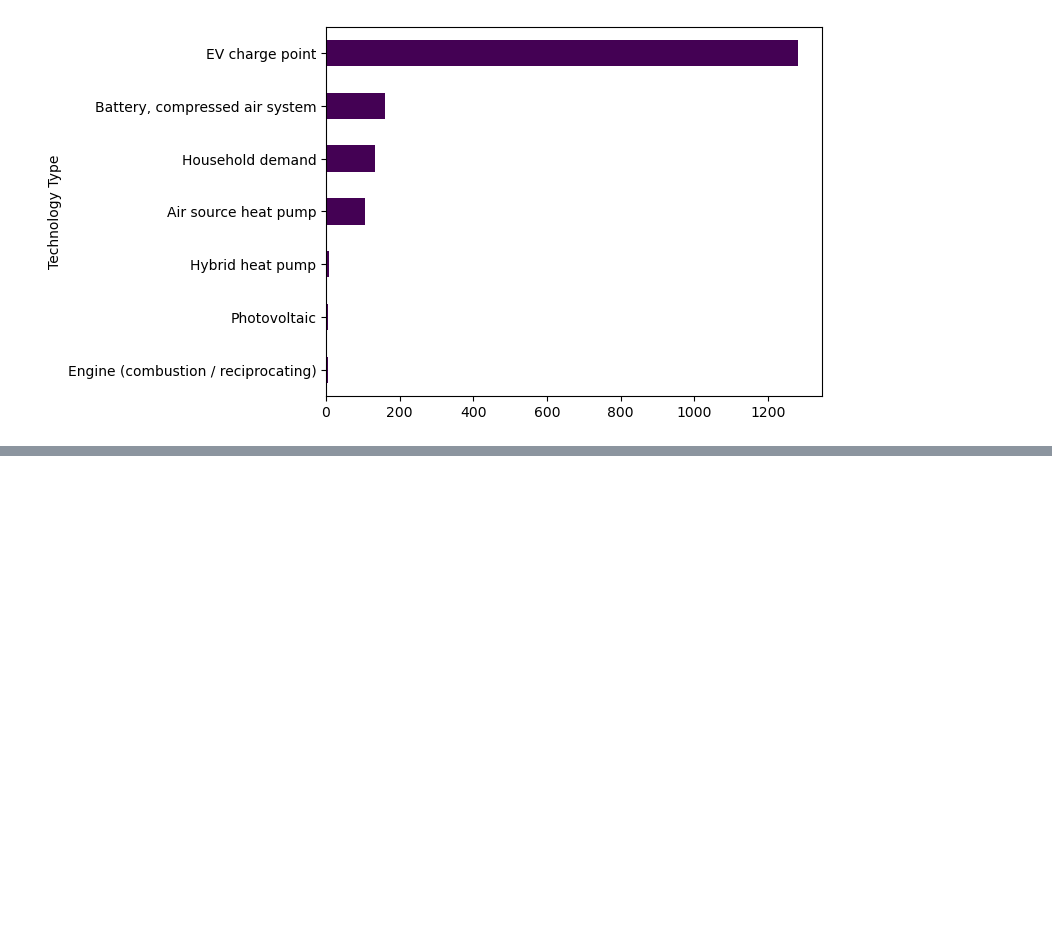
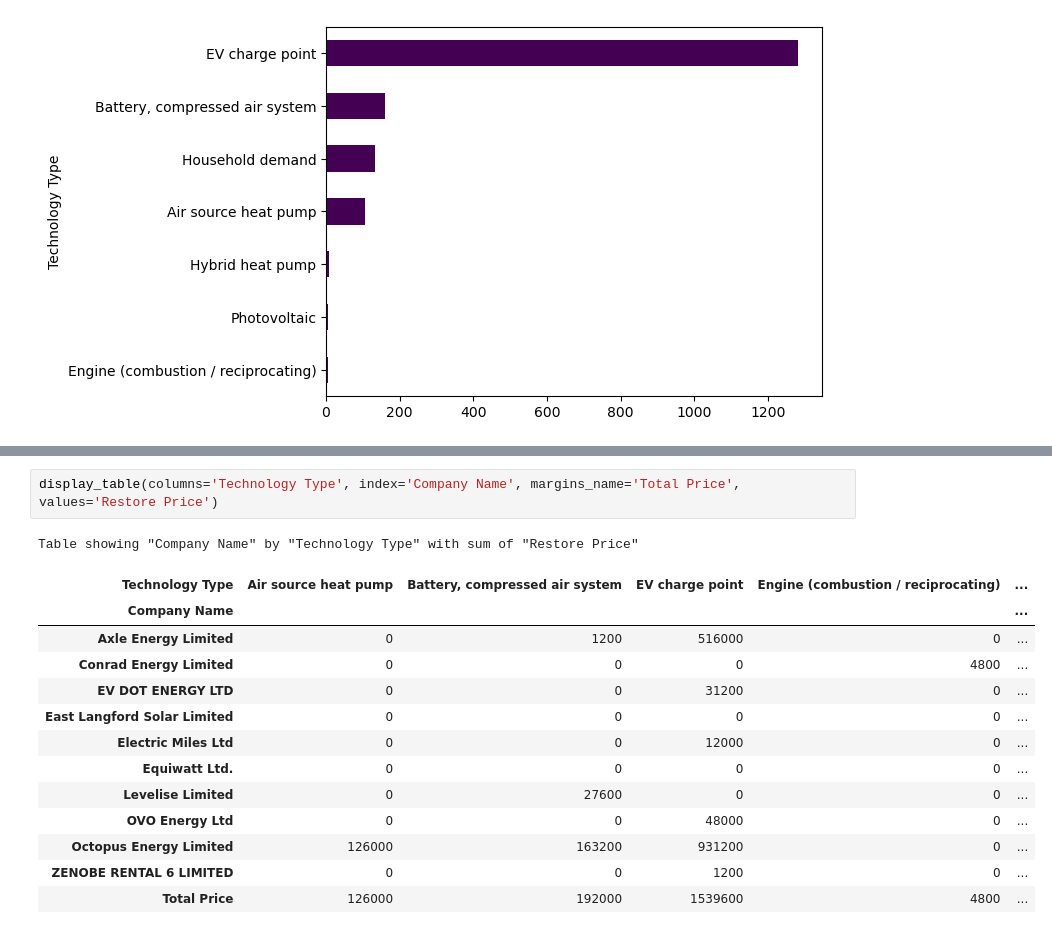
Before and after one commit to johnomage/Flexibility-Trades-Data-EDA, a Jupyter notebook: flex_analysis.ipynb, the cells around one changed output, grey strips where cells are left out. Drawn from its saved outputs; the diff is of its cells as text; blank space fills up the shorter version.

```diff
--- a/flex_analysis.ipynb
+++ b/flex_analysis.ipynb
@@ -72,0 +177,17 @@ data['Technology Type'].value_counts().sort_values().plot(kind='barh', colormap=
+# %%
+display_table(columns='Technology Type', index='Company Name', margins_name='Total Price', values='Restore Price')
+# %% [output]
+Table showing "Company Name" by "Technology Type" with sum of "Restore Price"
+| Technology Type | Air source heat pump | Battery, compressed air system | EV charge point | Engine (combustion / reciprocating) | ... |
+| Company Name |  |  |  |  | ... |
+| Axle Energy Limited | 0 | 1200 | 516000 | 0 | ... |
+| Conrad Energy Limited | 0 | 0 | 0 | 4800 | ... |
+| EV DOT ENERGY LTD | 0 | 0 | 31200 | 0 | ... |
+| East Langford Solar Limited | 0 | 0 | 0 | 0 | ... |
+| Electric Miles Ltd | 0 | 0 | 12000 | 0 | ... |
+| Equiwatt Ltd. | 0 | 0 | 0 | 0 | ... |
+| Levelise Limited | 0 | 27600 | 0 | 0 | ... |
+| OVO Energy Ltd | 0 | 0 | 48000 | 0 | ... |
+| Octopus Energy Limited | 126000 | 163200 | 931200 | 0 | ... |
+| ZENOBE RENTAL 6 LIMITED | 0 | 0 | 1200 | 0 | ... |
+| Total Price | 126000 | 192000 | 1539600 | 4800 | ... |
```
Also changed, not shown: parts of 12 cells of this notebook.
